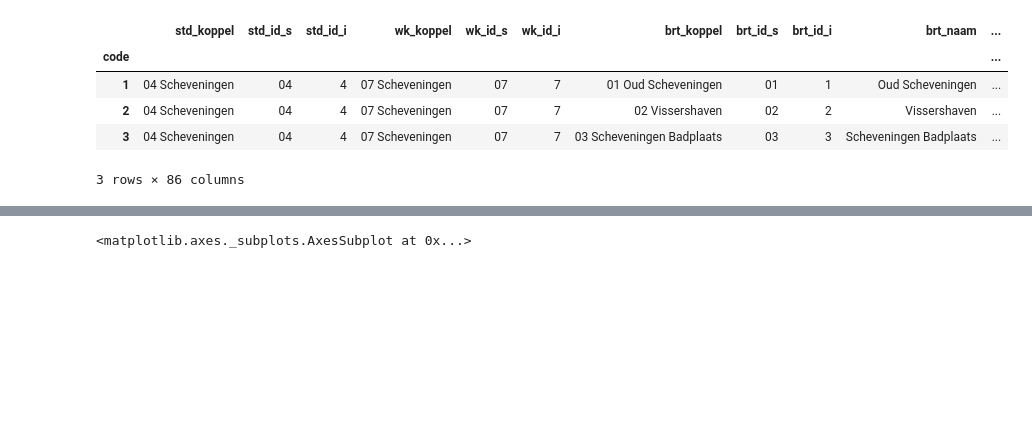
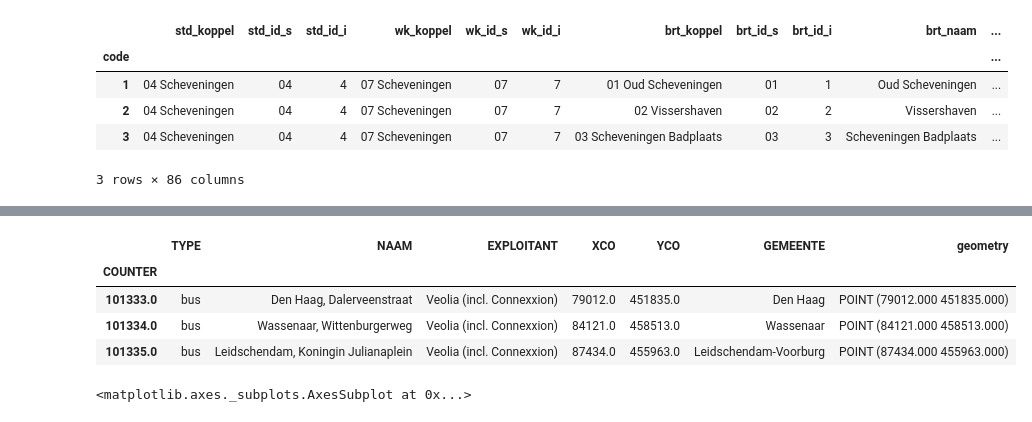
Before and after one commit to J-h-V/OpenDataDenHaag, a Jupyter notebook: GISMap.ipynb, the cells around one changed output, grey strips where cells are left out. Cells and saved outputs as stored; diff of their text form; code cells hidden in the pictures; blank space fills up the shorter version.

```diff
--- a/GISMap.ipynb
+++ b/GISMap.ipynb
@@ -26 +33,9 @@ dh_plot_locations.head(3)
+# %%
+dh_ov_haltes.head(3)
+# %% [output]
+|  | TYPE | NAAM | EXPLOITANT | XCO | YCO | GEMEENTE | geometry |
+| COUNTER |  |  |  |  |  |  |  |
+| 101333.0 | bus | Den Haag, Dalerveenstraat | Veolia (incl. Connexxion) | 79012.0 | 451835.0 | Den Haag | POINT (79012.000 451835.000) |
+| 101334.0 | bus | Wassenaar, Wittenburgerweg | Veolia (incl. Connexxion) | 84121.0 | 458513.0 | Wassenaar | POINT (84121.000 458513.000) |
+| 101335.0 | bus | Leidschendam, Koningin Julianaplein | Veolia (incl. Connexxion) | 87434.0 | 455963.0 | Leidschendam-Voorburg | POINT (87434.000 455963.000) |
 # %%
```
Also changed, not shown: parts of 11 cells of this notebook, 7 other files.
